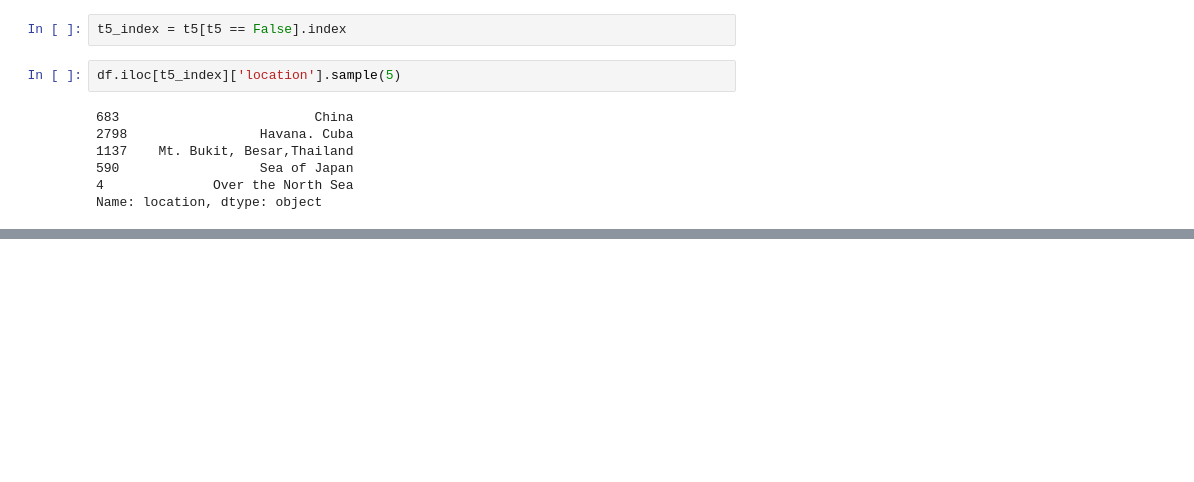
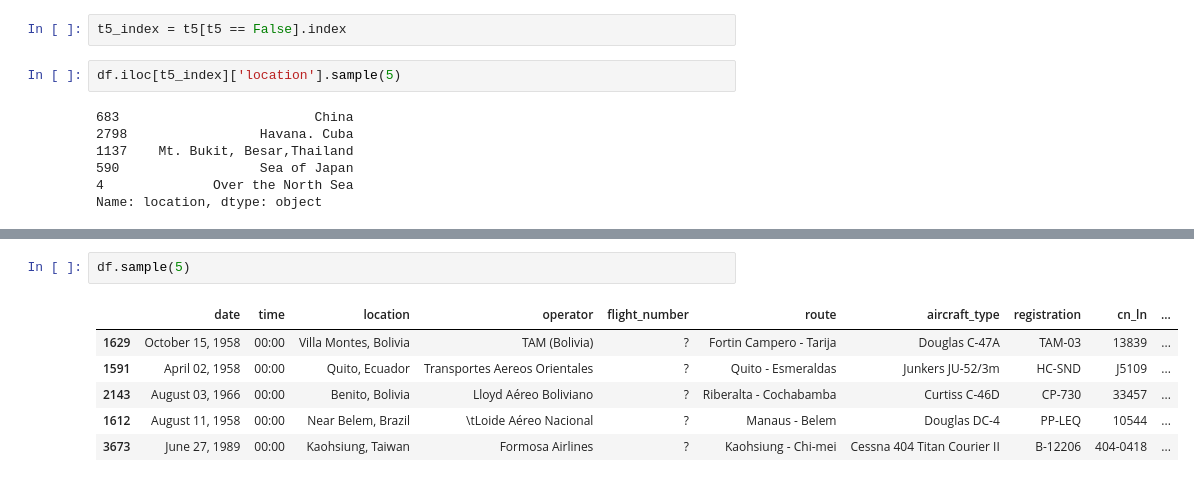
Before and after one commit to budhajitRoy/Plane-Crash-Data-Exploration, a Jupyter notebook: Plane Crash Data Exploration and Analysis.ipynb, the cells around one changed output, grey strips where cells are left out. Saved outputs shown, nothing was run; the diff lists cells and outputs as text; blank space fills up the shorter version.

```diff
--- a/Plane Crash Data Exploration and Analysis.ipynb
+++ b/Plane Crash Data Exploration and Analysis.ipynb
@@ -588,0 +605,9 @@ Name: location, dtype: object
+# %%
+df.sample(5)
+# %% [output]
+|  | date | time | location | operator | flight_number | route | aircraft_type | registration | cn_ln | ... |
+| 1629 | October 15, 1958 | 00:00 | Villa Montes, Bolivia | TAM (Bolivia) | ? | Fortin Campero - Tarija | Douglas C-47A | TAM-03 | 13839 | ... |
+| 1591 | April 02, 1958 | 00:00 | Quito, Ecuador | Transportes Aereos Orientales | ? | Quito - Esmeraldas | Junkers JU-52/3m | HC-SND | J5109 | ... |
+| 2143 | August 03, 1966 | 00:00 | Benito, Bolivia | Lloyd Aéreo Boliviano | ? | Riberalta - Cochabamba | Curtiss C-46D | CP-730 | 33457 | ... |
+| 1612 | August 11, 1958 | 00:00 | Near Belem, Brazil | \tLoide Aéreo Nacional | ? | Manaus - Belem | Douglas DC-4 | PP-LEQ | 10544 | ... |
+| 3673 | June 27, 1989 | 00:00 | Kaohsiung, Taiwan | Formosa Airlines | ? | Kaohsiung - Chi-mei | Cessna 404 Titan Courier II | B-12206 | 404-0418 | ... |
```
Also changed, not shown: parts of 40 cells of this notebook.
